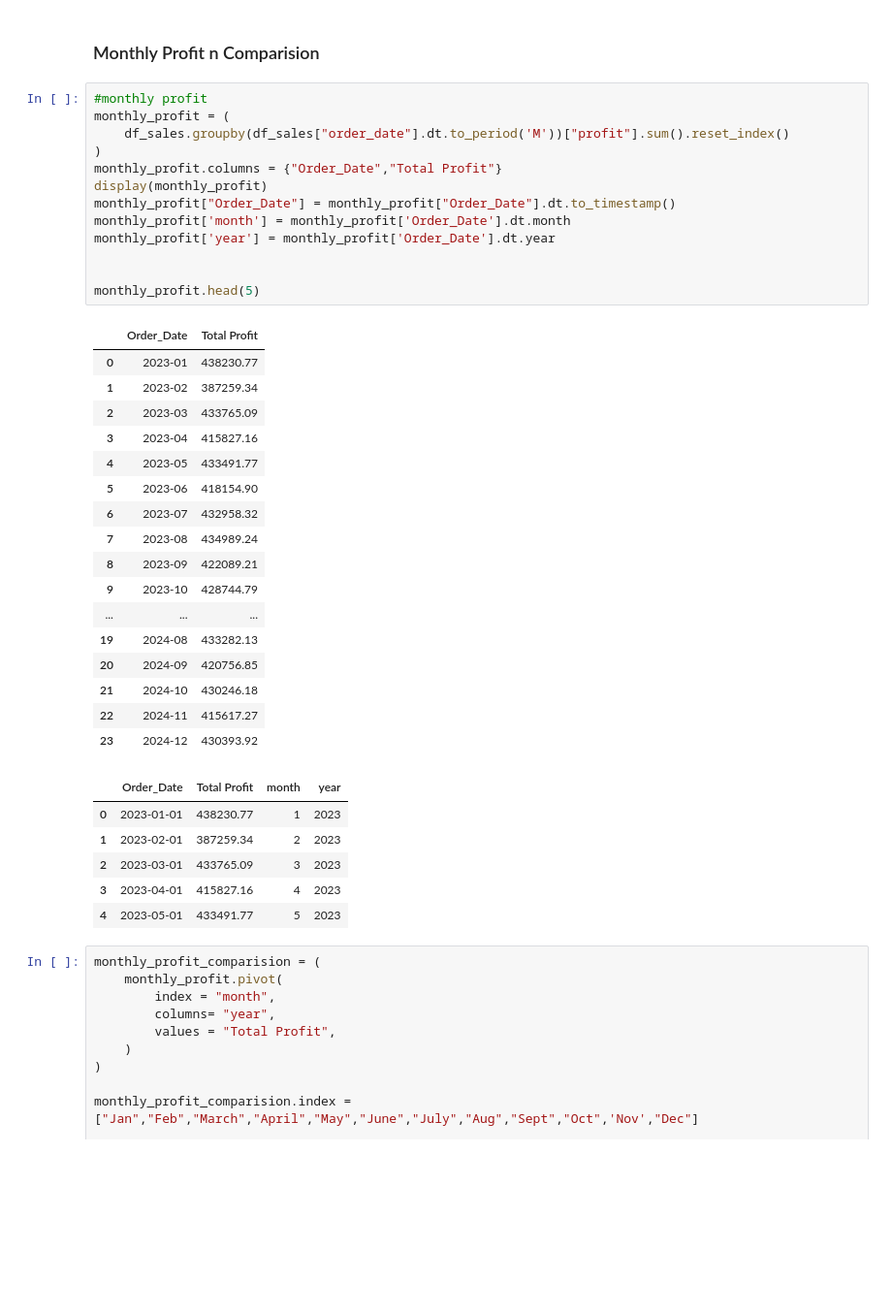
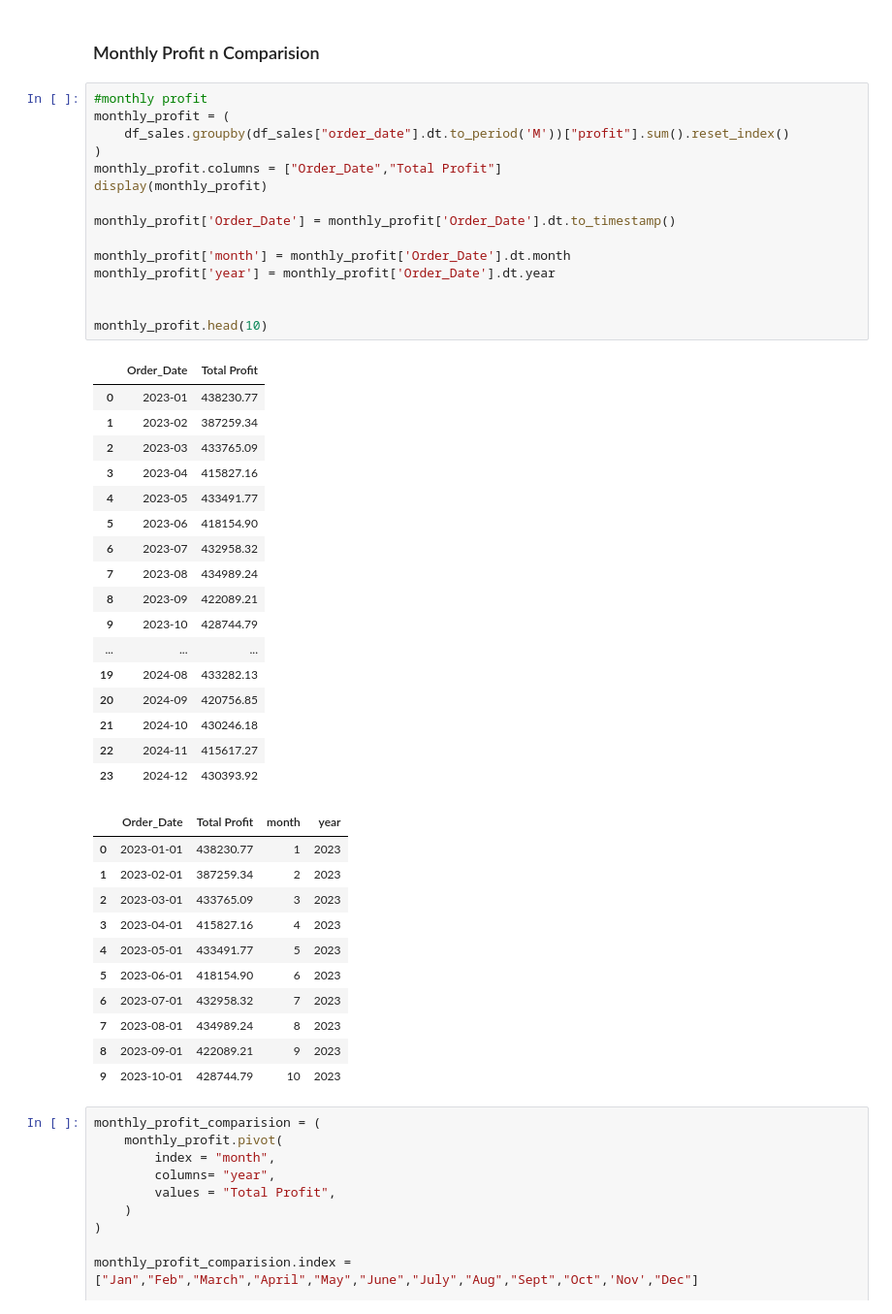
Before and after one commit to Devendra-afk/Retail_Stores_Analysis, a Jupyter notebook: python/notebooks/01_sales_eda.ipynb, the cells around one changed output. Shown at 97% size. Cells and saved outputs as stored; diff of their text form; blank space fills up the shorter version.

Commit message:
fixed few errors w date-n-time

```diff
--- a/python/notebooks/01_sales_eda.ipynb
+++ b/python/notebooks/01_sales_eda.ipynb
@@ -362,38 +362,45 @@ display(monthly_comparision)
 monthly_profit = (
     df_sales.groupby(df_sales["order_date"].dt.to_period('M'))["profit"].sum().reset_index()
 )
-monthly_profit.columns = {"Order_Date","Total Profit"}
+monthly_profit.columns = ["Order_Date","Total Profit"]
 display(monthly_profit)
-monthly_profit["Order_Date"] = monthly_profit["Order_Date"].dt.to_timestamp()
+
+monthly_profit['Order_Date'] = monthly_profit['Order_Date'].dt.to_timestamp()
+
 monthly_profit['month'] = monthly_profit['Order_Date'].dt.month
 monthly_profit['year'] = monthly_profit['Order_Date'].dt.year
 
 
-monthly_profit.head(5)
+monthly_profit.head(10)
 # %% [output]
 |  | Order_Date | Total Profit |
 | 0 | 2023-01 | 438230.77 |
 | 1 | 2023-02 | 387259.34 |
 | 2 | 2023-03 | 433765.09 |
 | 3 | 2023-04 | 415827.16 |
 | 4 | 2023-05 | 433491.77 |
 | 5 | 2023-06 | 418154.90 |
 | 6 | 2023-07 | 432958.32 |
 | 7 | 2023-08 | 434989.24 |
 | 8 | 2023-09 | 422089.21 |
 | 9 | 2023-10 | 428744.79 |
 | ... | ... | ... |
 | 19 | 2024-08 | 433282.13 |
 | 20 | 2024-09 | 420756.85 |
 | 21 | 2024-10 | 430246.18 |
 | 22 | 2024-11 | 415617.27 |
 | 23 | 2024-12 | 430393.92 |
 |  | Order_Date | Total Profit | month | year |
 | 0 | 2023-01-01 | 438230.77 | 1 | 2023 |
 | 1 | 2023-02-01 | 387259.34 | 2 | 2023 |
 | 2 | 2023-03-01 | 433765.09 | 3 | 2023 |
 | 3 | 2023-04-01 | 415827.16 | 4 | 2023 |
 | 4 | 2023-05-01 | 433491.77 | 5 | 2023 |
+| 5 | 2023-06-01 | 418154.90 | 6 | 2023 |
+| 6 | 2023-07-01 | 432958.32 | 7 | 2023 |
+| 7 | 2023-08-01 | 434989.24 | 8 | 2023 |
+| 8 | 2023-09-01 | 422089.21 | 9 | 2023 |
+| 9 | 2023-10-01 | 428744.79 | 10 | 2023 |
 # %%
 monthly_profit_comparision = (
     monthly_profit.pivot(
```
